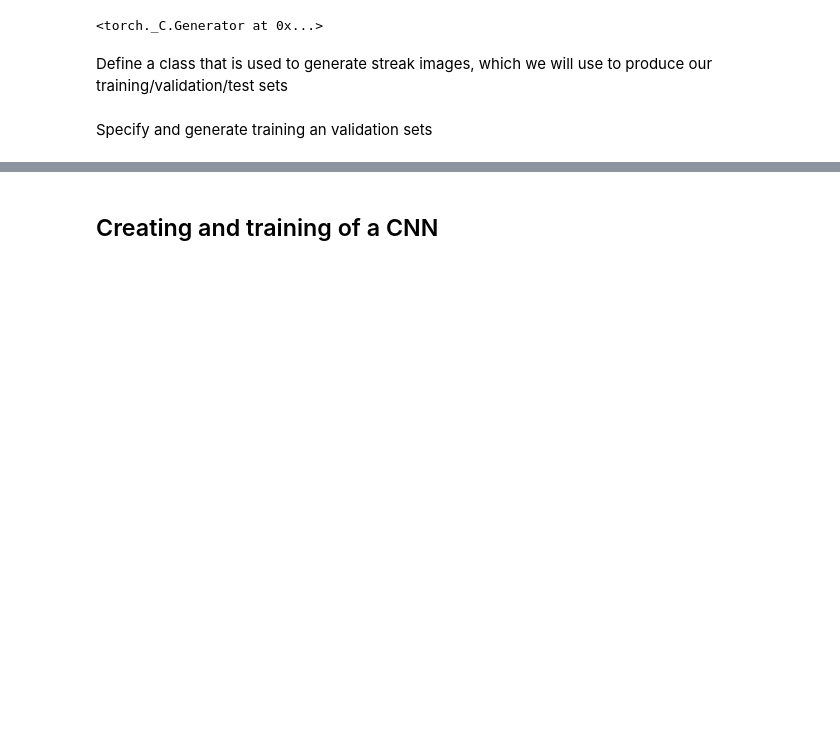
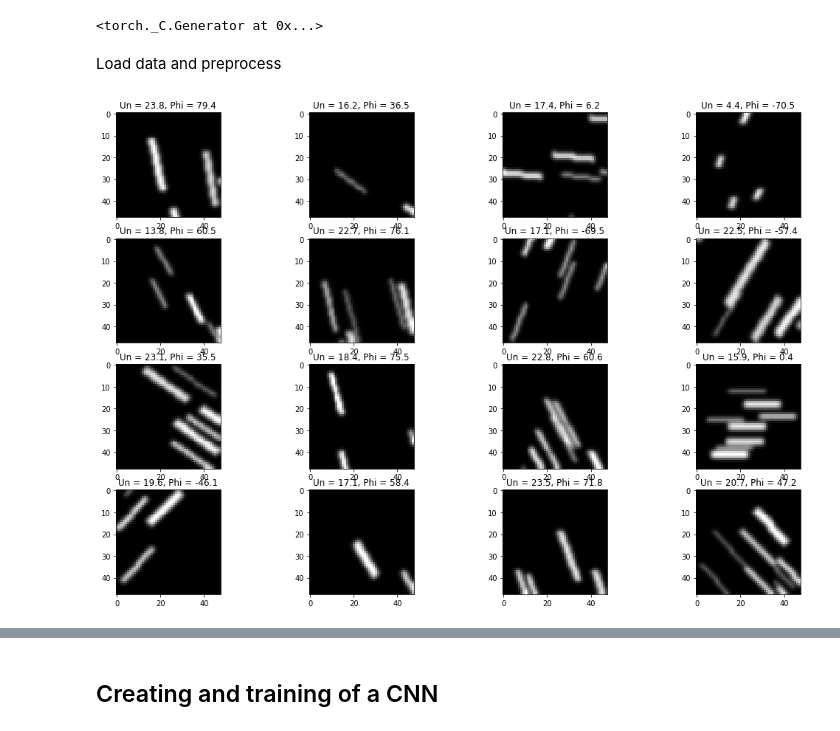
Before and after one commit to agrayver/streakcnn, a Jupyter notebook: train_CNN_pytorch.ipynb, the cells around one changed output, grey strips where cells are left out. Cells and saved outputs as stored; diff of their text form; code cells hidden in the pictures; blank space fills up the shorter version.

```diff
--- a/train_CNN_pytorch.ipynb
+++ b/train_CNN_pytorch.ipynb
@@ -37,5 +32,3 @@ np.random.seed(my_seed)
 torch.manual_seed(my_seed)
 # %% [output]
 <torch._C.Generator at 0x...>
-# %% [markdown]
-Define a class that is used to generate streak images, which we will use to produce our training/validation/test sets
@@ -95,2 +35,26 @@ class StreakImageGenerator:
-# %% [markdown]
-Specify and generate training an validation sets
+# %% [markdown]
+Load data and preprocess
+# %%
+h5f = h5py.File('data/train_val_sets.h5','r')
+
+images = np.array(h5f['images'], dtype = np.float32)
+Un = h5f['Un']
+Phi = h5f['Phi']
+windowSize = h5f['windowSize']
+
+trainImages, validationImages, trainData, validationData = \
+    train_test_split(images, np.column_stack((Un, Phi)), test_size=0.25, random_state=my_seed, shuffle = False)
+
+indices = random.randint(0, len(trainImages), 16)
+
+fig = plt.figure()
+for i in range(indices.size):
+    ax = fig.add_subplot(4, 4, i + 1)
+    plt.gray()
+    plt.imshow(trainImages[indices[i],0,:,:])
+    ax.set_title("Un = %.1f, Phi = %.1f" % (trainData[indices[i],0], trainData[indices[i],1]))
+
+fig.set_size_inches(np.array(fig.get_size_inches()) * 3)
+plt.show()
+# %% [output]
+[figure, added]
```
Also changed, not shown: parts of 13 cells of this notebook, 1 other file.
